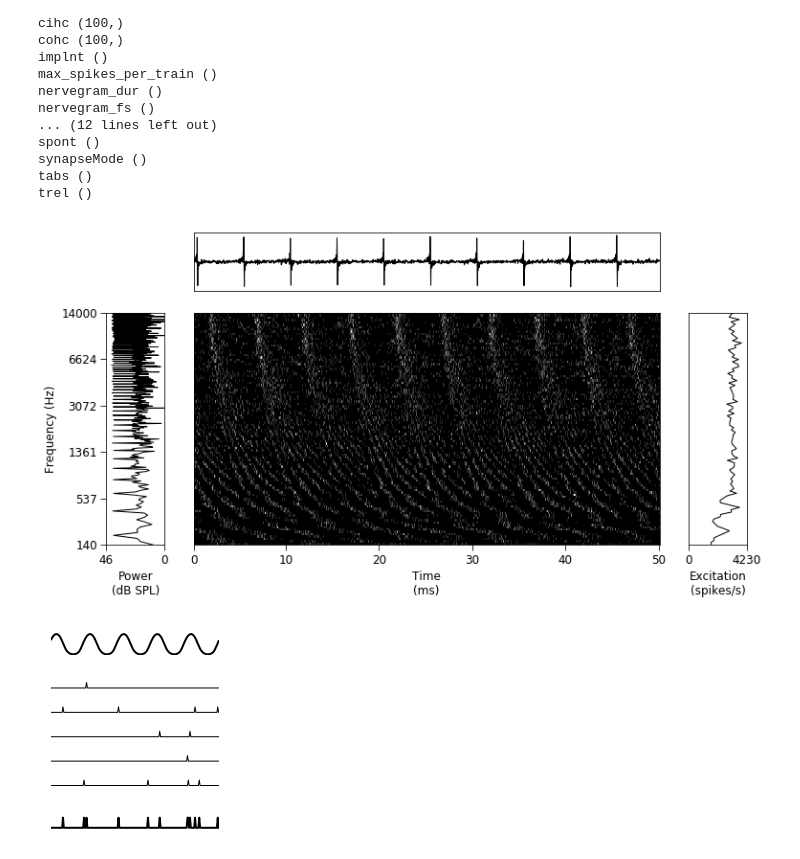
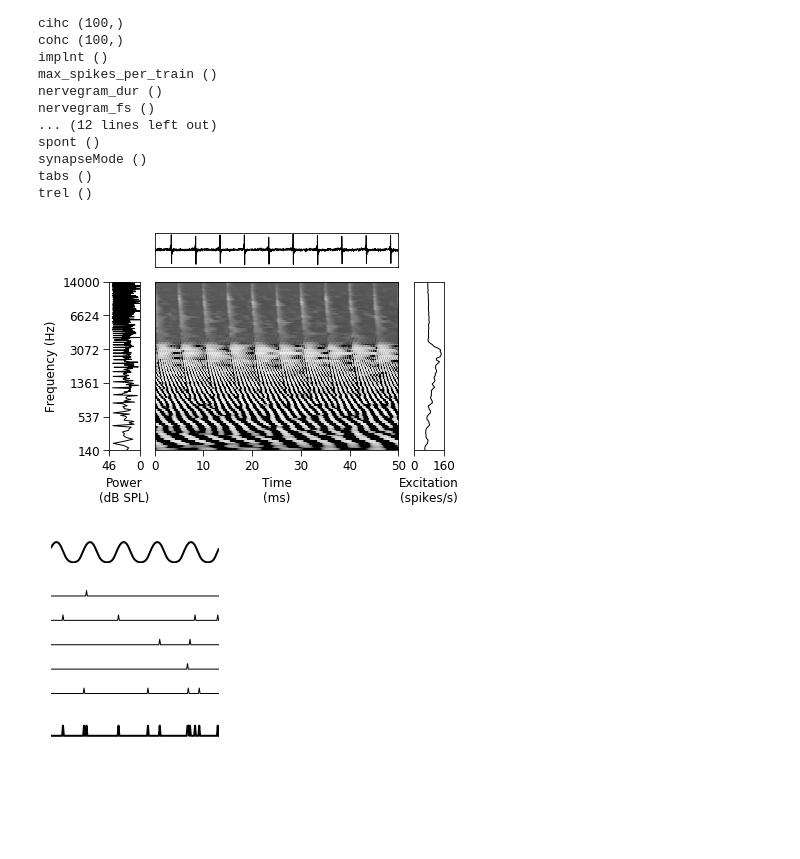
Before and after one commit to msaddler/bez2018model, a Jupyter notebook: notebook_figures_bez2018model.ipynb, the cells around one changed output. Cells and saved outputs as stored; diff of their text form; code cells hidden in the pictures; blank space fills up the shorter version.

Commit message:
example nervegram figure with high frequency IHC loss

```diff
--- a/notebook_figures_bez2018model.ipynb
+++ b/notebook_figures_bez2018model.ipynb
@@ -260,7 +260,7 @@ kwargs_nervegram = {
     'max_spikes_per_train': 500,
     'num_spike_trains': 20,
     'cohc': 1.0,
-    'cihc': 1.0,
+    'cihc': [1.0]*60 + [0.8, 0.4, 0.2, 0.1 , 0.05] + [0.05]*35,
     'IhcLowPass_cutoff': 3000,
     'IhcLowPass_order': 7,
     'spont': 70.0,
@@ -299,38 +299,40 @@ synapseMode ()
 tabs ()
 trel ()
 # %%
-figsize=(12, 6)
+figsize=(6, 4)
 nrows=2
 ncols=3
 gridspec_kw = {
     'wspace': 0.15,
     'hspace': 0.15,
     'width_ratios': [1, 8, 1],
-    'height_ratios': [1, 4],
+    'height_ratios': [1, 5],
 }
 
 waveform = out_dict['signal']
 sr_waveform = out_dict['signal_fs']
 nervegram = out_dict['nervegram_meanrates']
 sr_nervegram = out_dict['nervegram_fs']
-nervegram = np.sum(out_dict['nervegram_spike_tensor_dense'], axis=0)
-sr_nervegram = out_dict['nervegram_spike_tensor_fs']
+# nervegram = np.sum(out_dict['nervegram_spike_tensor_dense'], axis=0)
+# sr_nervegram = out_dict['nervegram_spike_tensor_fs']
 
 fig, ax_arr = plt.subplots(nrows=nrows, ncols=ncols, figsize=figsize, gridspec_kw=gridspec_kw)
 util_figures.make_stimulus_summary_plot(
     ax_arr,
     ax_idx_waveform=1,
     ax_idx_spectrum=3,
     ax_idx_nervegram=4,
     ax_idx_excitation=5,
     waveform=waveform,
     nervegram=nervegram,
     sr_waveform=sr_waveform,
     sr_nervegram=sr_nervegram,
     cfs=out_dict['cf_list'])
 plt.show()
+
+# fig.savefig('tmp.png', dpi=600, bbox_inches='tight', transparent=True, pad_inches=0)
 # %% [output]
-[figure, old version]
+[figure, new version]
 # %%
 sr = 20e3
 t = np.arange(0, 0.150, 1/sr)
```
